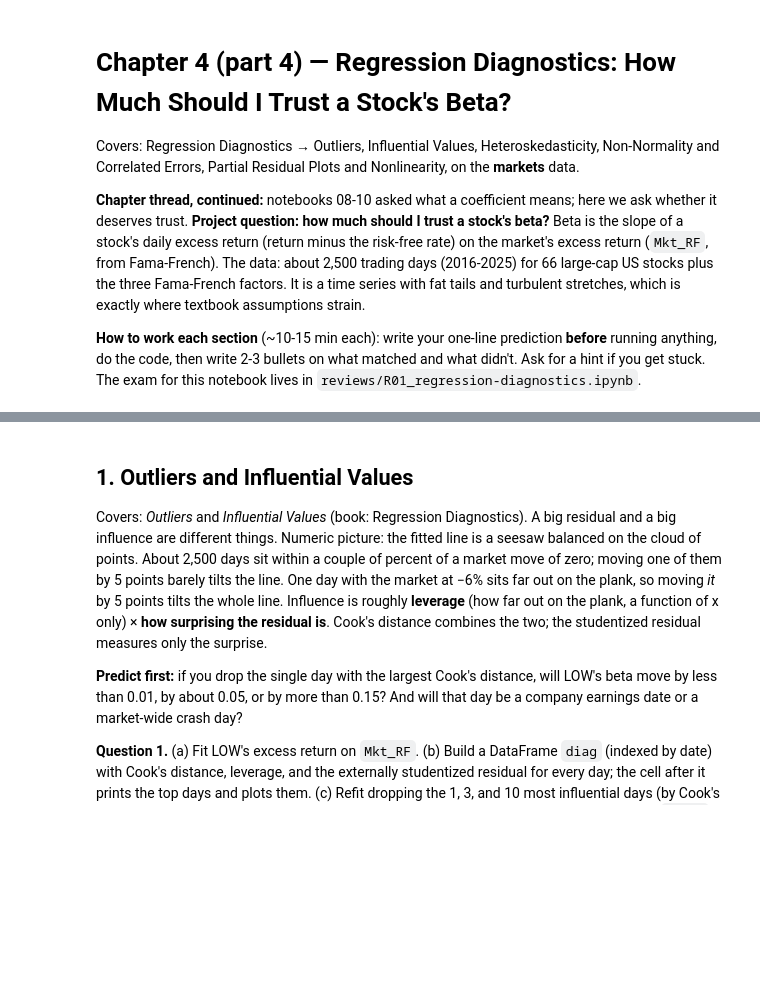
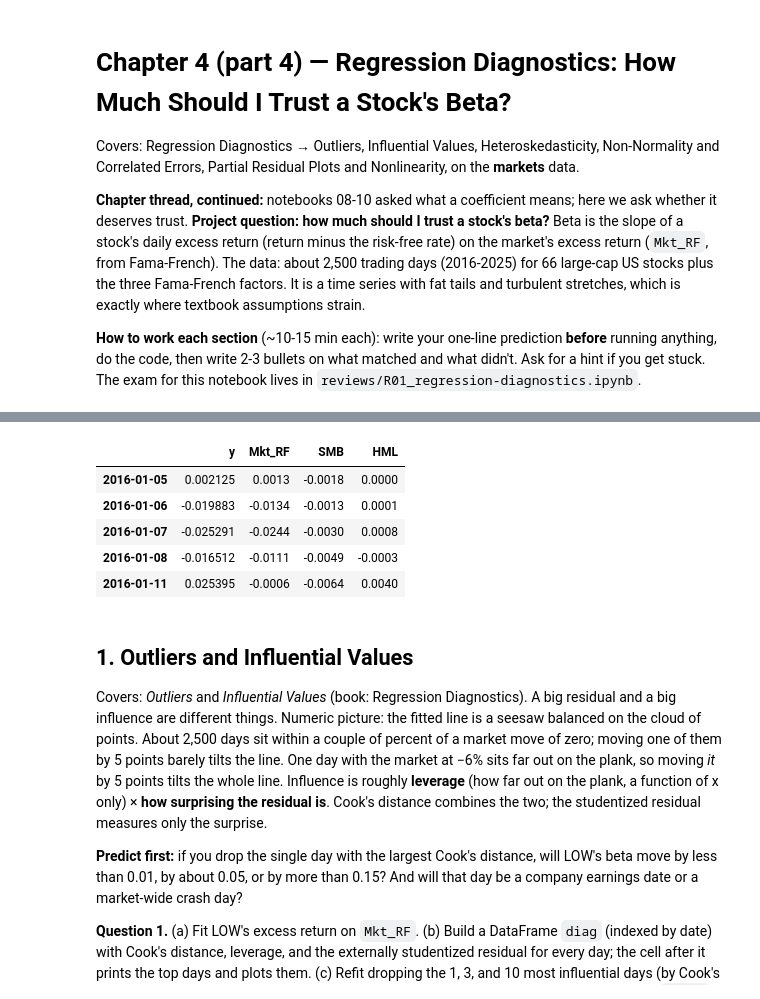
Before and after one commit to BaoLe040507/understand_ml_stats, a Jupyter notebook: Textbooks/practical_stats_for_ds/notebooks/ch04_regression/11_regression-diagnostics.ipynb, the cells around one changed output, grey strips where cells are left out. Drawn from its saved outputs; the diff is of its cells as text; code cells hidden in the pictures; blank space fills up the shorter version.

```diff
--- a/Textbooks/practical_stats_for_ds/notebooks/ch04_regression/11_regression-diagnostics.ipynb
+++ b/Textbooks/practical_stats_for_ds/notebooks/ch04_regression/11_regression-diagnostics.ipynb
@@ -35,3 +37,12 @@ low.shape, low.index.min().date(), low.index.max().date()
+# %%
+low.head()
+# %% [output]
+|  | y | Mkt_RF | SMB | HML |
+| 2016-01-05 | 0.002125 | 0.0013 | -0.0018 | 0.0000 |
+| 2016-01-06 | -0.019883 | -0.0134 | -0.0013 | 0.0001 |
+| 2016-01-07 | -0.025291 | -0.0244 | -0.0030 | 0.0008 |
+| 2016-01-08 | -0.016512 | -0.0111 | -0.0049 | -0.0003 |
+| 2016-01-11 | 0.025395 | -0.0006 | -0.0064 | 0.0040 |
 # %% [markdown]
 ## 1. Outliers and Influential Values
 
```
Also changed, not shown: parts of 31 cells of this notebook.
